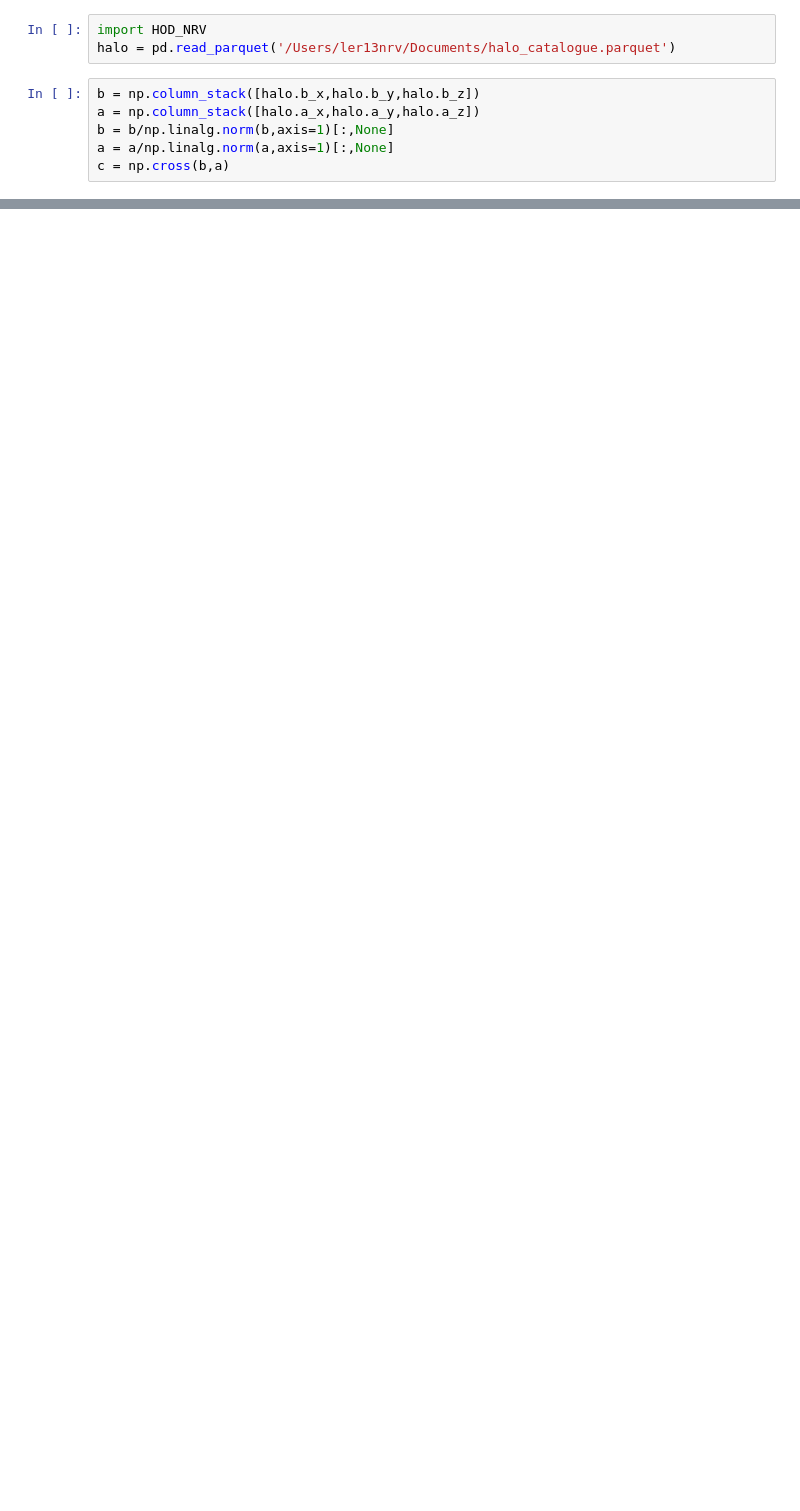
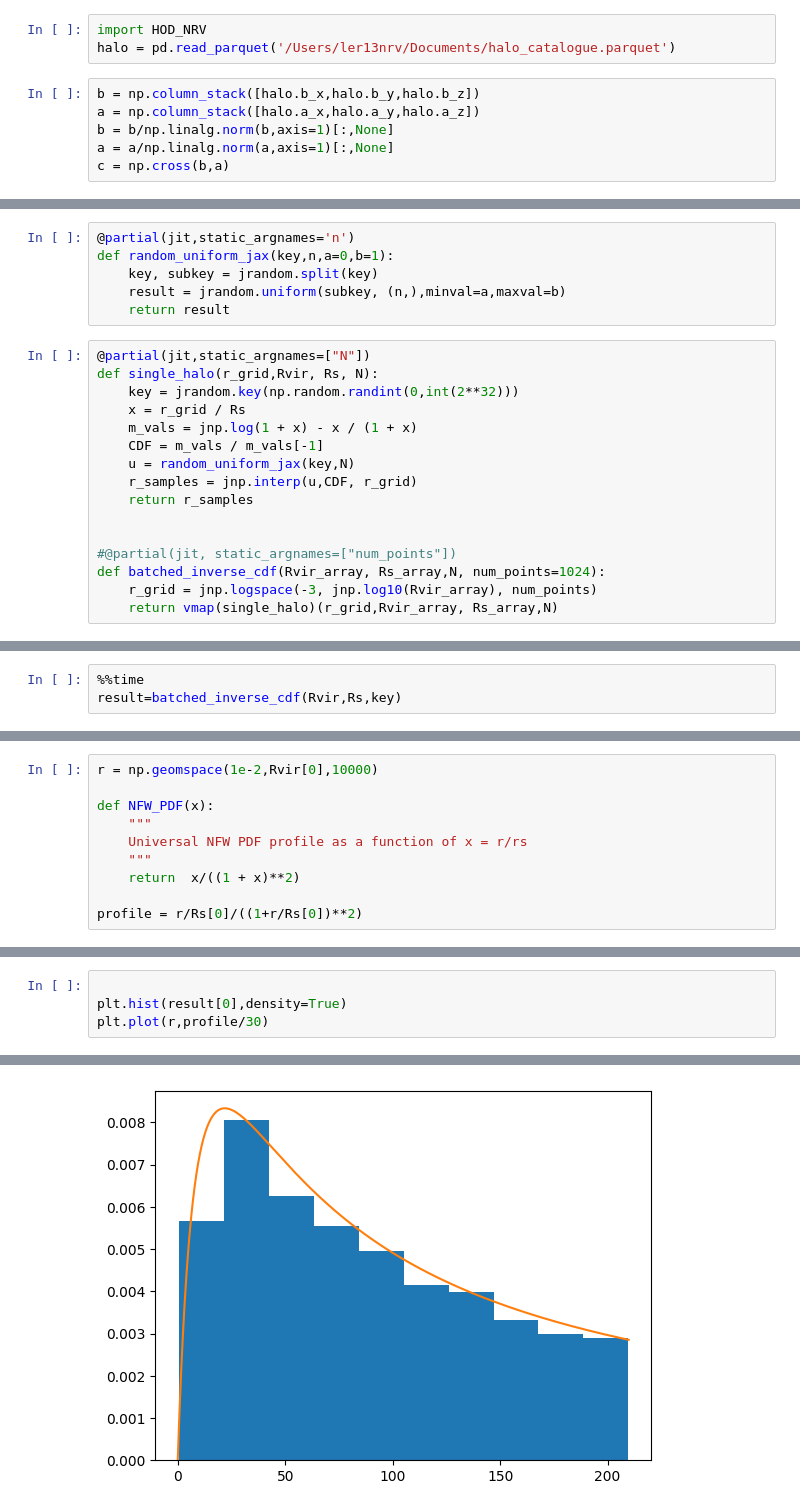
Before and after one commit to rpaviot/NRV_HOD, a Jupyter notebook: HOD_NRV2_part2.ipynb, the cells around one changed output, grey strips where cells are left out. Saved outputs shown, nothing was run; the diff lists cells and outputs as text; blank space fills up the shorter version.

```diff
--- a/HOD_NRV2_part2.ipynb
+++ b/HOD_NRV2_part2.ipynb
@@ -40,0 +82,22 @@ HOD_model.set_params(dict_params)
+# %%
+@partial(jit,static_argnames='n')
+def random_uniform_jax(key,n,a=0,b=1):
+    key, subkey = jrandom.split(key)
+    result = jrandom.uniform(subkey, (n,),minval=a,maxval=b)
+    return result
+# %%
+@partial(jit,static_argnames=["N"])
+def single_halo(r_grid,Rvir, Rs, N):
+    key = jrandom.key(np.random.randint(0,int(2**32)))
+    x = r_grid / Rs
+    m_vals = jnp.log(1 + x) - x / (1 + x)
+    CDF = m_vals / m_vals[-1]
+    u = random_uniform_jax(key,N)
+    r_samples = jnp.interp(u,CDF, r_grid)
+    return r_samples
+
+
+#@partial(jit, static_argnames=["num_points"])
+def batched_inverse_cdf(Rvir_array, Rs_array,N, num_points=1024):
+    r_grid = jnp.logspace(-3, jnp.log10(Rvir_array), num_points)
+    return vmap(single_halo)(r_grid,Rvir_array, Rs_array,N)
@@ -40,0 +242,3 @@ HOD_model.set_params(dict_params)
+# %%
+%%time
+result=batched_inverse_cdf(Rvir,Rs,key)
@@ -40,0 +248,10 @@ HOD_model.set_params(dict_params)
+# %%
+r = np.geomspace(1e-2,Rvir[0],10000)
+
+def NFW_PDF(x):
+    """
+    Universal NFW PDF profile as a function of x = r/rs
+    """
+    return  x/((1 + x)**2)
+
+profile = r/Rs[0]/((1+r/Rs[0])**2)
@@ -40,0 +263,5 @@ HOD_model.set_params(dict_params)
+# %%
+
+plt.hist(result[0],density=True)
+plt.plot(r,profile/30)
+# %% [output]
@@ -40,0 +269 @@ HOD_model.set_params(dict_params)
+[figure, added]
```
Also changed, not shown: parts of 24 cells of this notebook, 1 other file.
